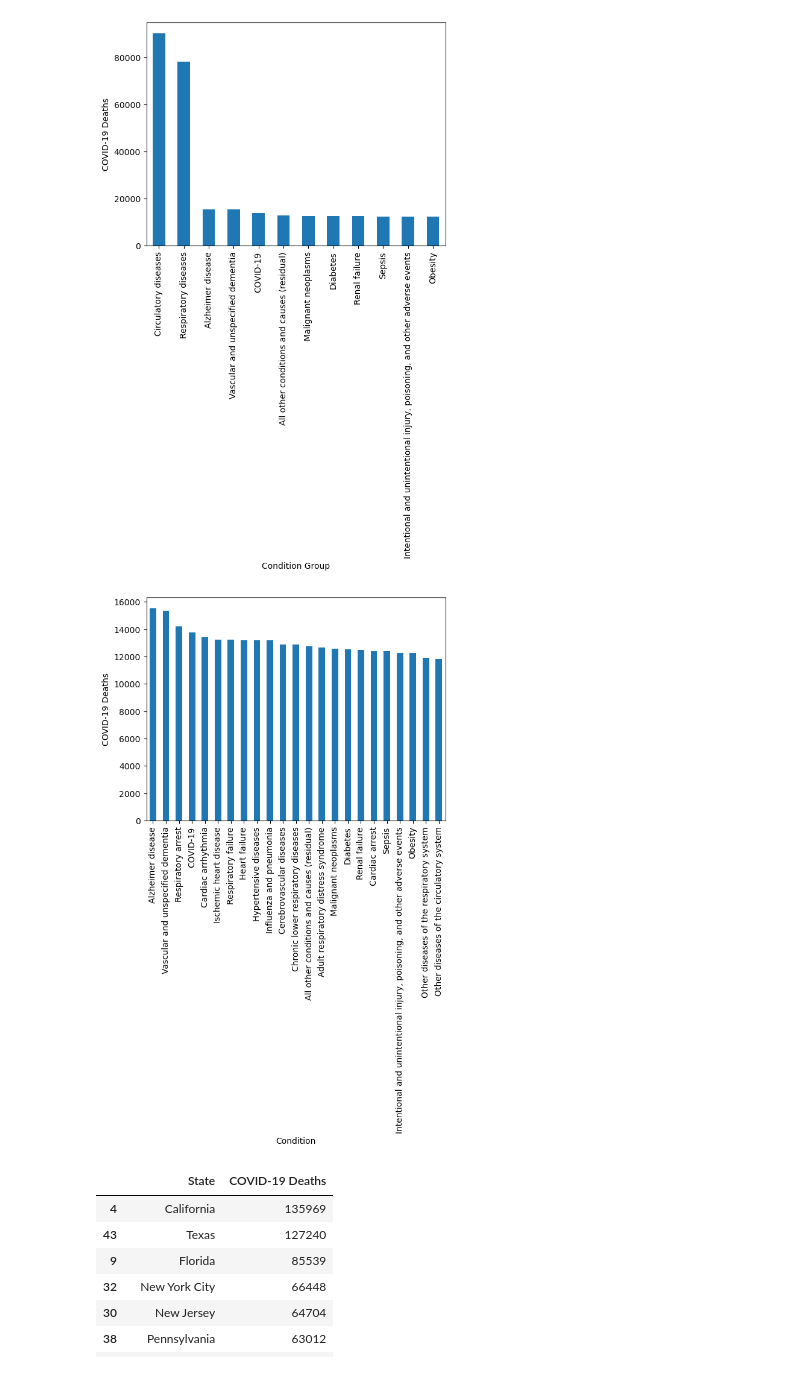
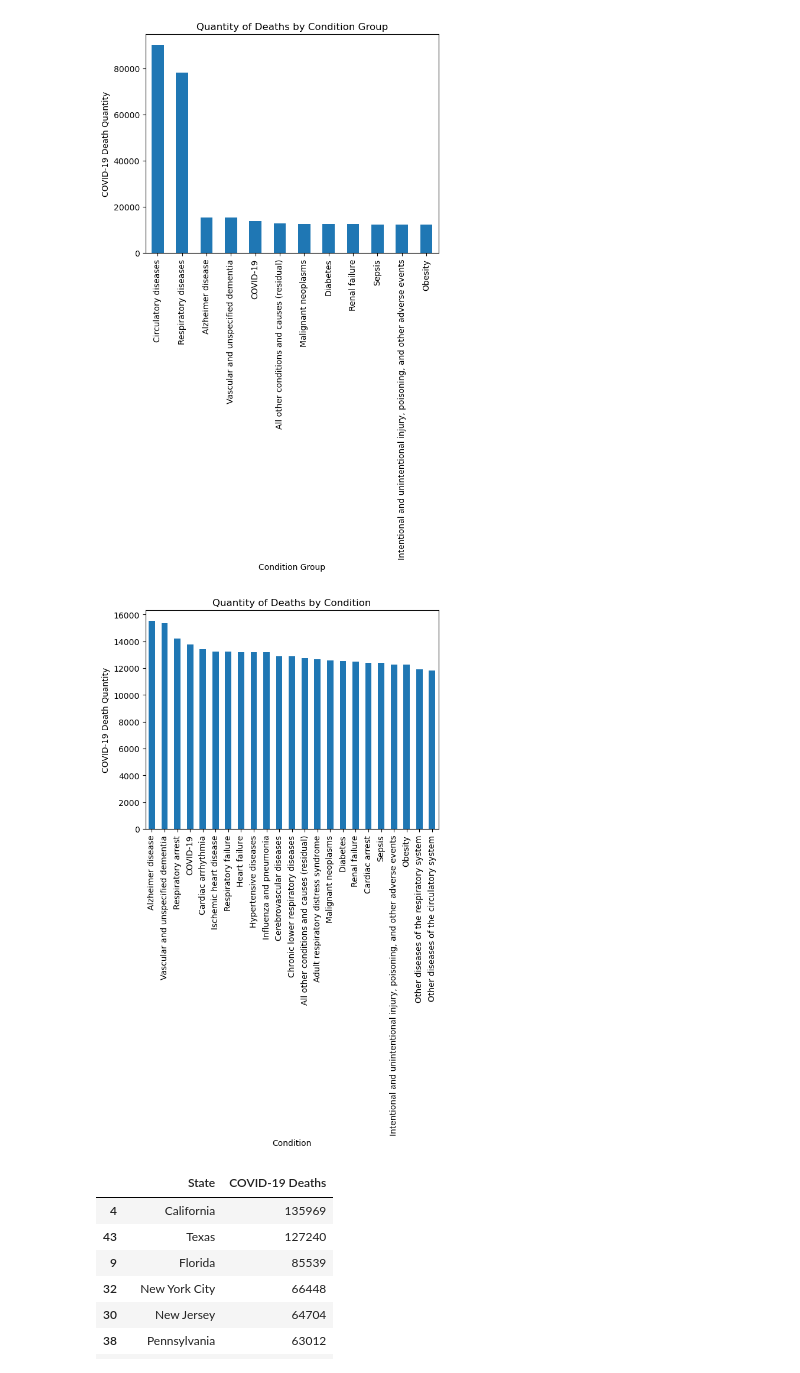
Before and after one commit to willbang548/Group_1, a Jupyter notebook: rbruceq1.ipynb, the cells around one changed output. Saved outputs shown, nothing was run; the diff lists cells and outputs as text; code cells hidden in the pictures.

```diff
--- a/rbruceq1.ipynb
+++ b/rbruceq1.ipynb
@@ -39,20 +39,22 @@ total_quant_death = clean_df.groupby('Condition Group')['COVID-19 Deaths'].count
 total_quant_death = total_quant_death.sort_values(ascending=False)
 total_quant_death.plot(kind='bar')
 plt.xlabel('Condition Group')
-plt.ylabel('COVID-19 Deaths')
+plt.ylabel('COVID-19 Death Quantity')
+plt.title('Quantity of Deaths by Condition Group')
 plt.show()
 # %% [output]
-[figure, old version]
+[figure, new version]
 # %%
 #Number of deaths by individual condition in the US
 total_quant_death = clean_df.groupby('Condition')['COVID-19 Deaths'].count()
 total_quant_death = total_quant_death.sort_values(ascending=False)
 total_quant_death.plot(kind='bar')
 plt.xlabel('Condition')
-plt.ylabel('COVID-19 Deaths')
+plt.ylabel('COVID-19 Death Quantity')
+plt.title('Quantity of Deaths by Condition')
 plt.show()
 # %% [output]
-[figure, old version]
+[figure, new version]
 # %%
 #DF 2020
 year = 2020
```
Also changed, not shown: parts of 6 cells of this notebook, 2 other files.
